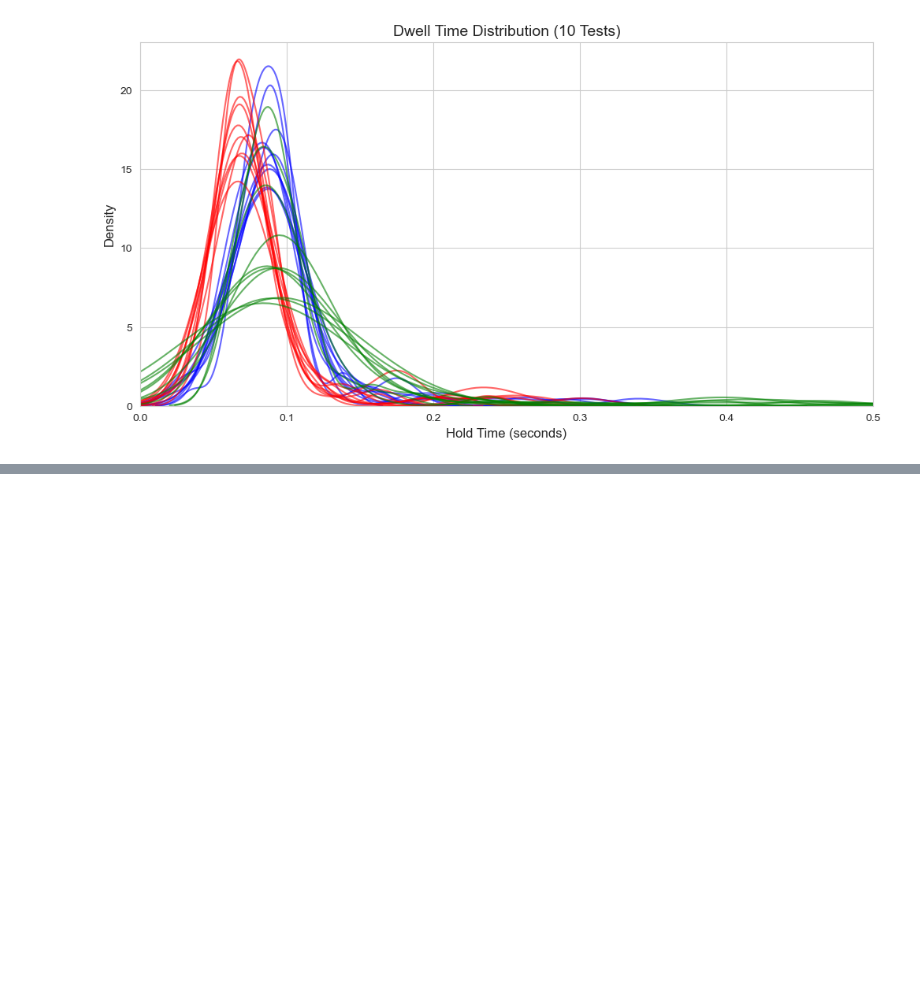
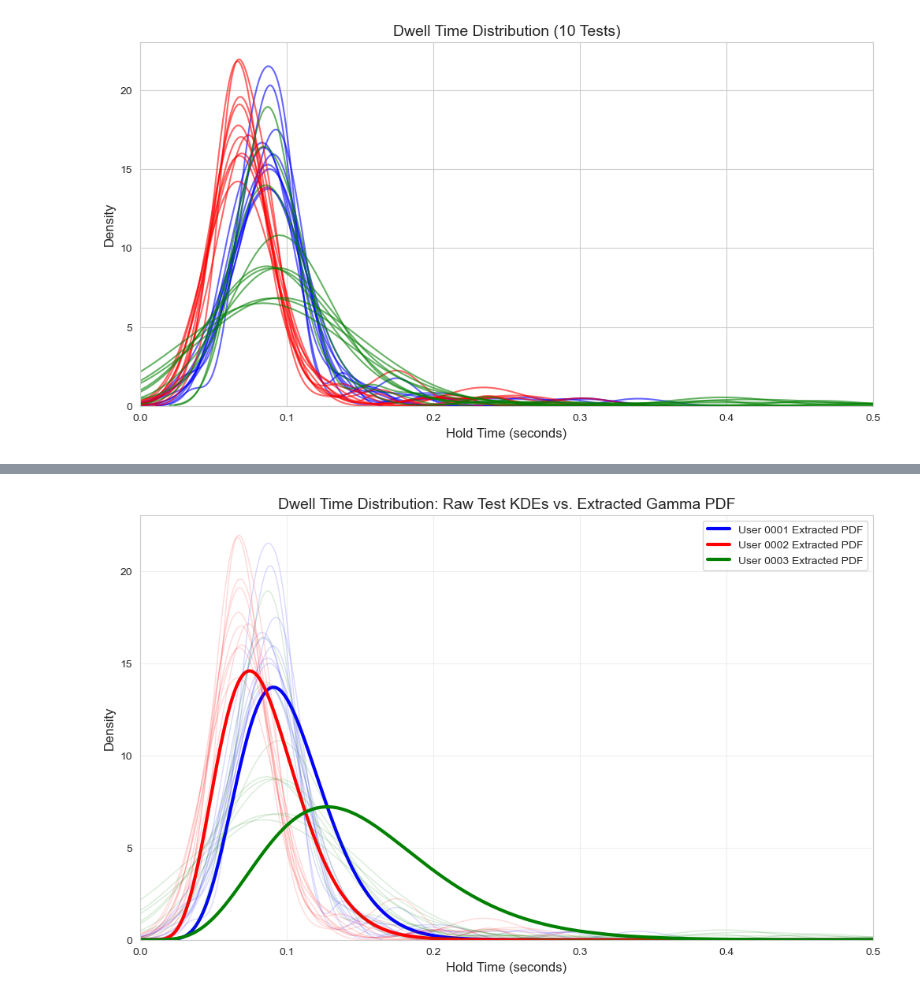
Before and after one commit to Ravindu-Sampath-Weerakoon/privacy-behavioral-auth, a Jupyter notebook: notebooks/advance_feature_analyze.ipynb, the cells around one changed output, grey strips where cells are left out. Saved outputs shown, nothing was run; the diff lists cells and outputs as text; code cells hidden in the pictures; blank space fills up the shorter version.

```diff
--- a/notebooks/advance_feature_analyze.ipynb
+++ b/notebooks/advance_feature_analyze.ipynb
@@ -208,0 +598,53 @@ display(df_features)
+# %%
+import matplotlib.pyplot as plt
+import seaborn as sns
+import scipy.stats as stats
+import numpy as np
+
+plt.figure(figsize=(12, 7))
+sns.set_style("whitegrid")
+
+colors = ['blue', 'red', 'green']
+
+# Loop through each user and plot
+for i, (user_id, data) in enumerate(users_data.items()):
+    color = colors[i % len(colors)]
+
+    # 1. Plot individual test KDE (faint lines)
+    for session_idx, session in data.get('true_data', {}).items():
+        events = session.get('key_events', [])
+        dwell_times = get_dwell_times(events)
+
+        if len(dwell_times) > 1:
+            sns.kdeplot(dwell_times, color=color, alpha=0.15, linewidth=1)
+
+    # 2. Plot the extracted Gamma PDF (bold line) from our dataframe features
+    # Filter the dataframe for this user's true_data (label == 1)
+    user_df = df_advanced_features[(df_advanced_features['user'] == user_id) & (df_advanced_features['label'] == 1)]
+
+    if not user_df.empty:
+        # Average the extracted Gamma parameters
+        avg_shape = user_df['gamma_shape'].mean()
+        avg_scale = user_df['gamma_scale'].mean()
+
+        # Draw the PDF
+        x = np.linspace(0, 0.5, 1000)
+        if avg_shape > 0 and avg_scale > 0:
+            pdf_fitted = stats.gamma.pdf(x, a=avg_shape, scale=avg_scale)
+
+            # Format user label
+            import re
+            match = re.search(r'(\d+)', user_id)
+            user_num = match.group(1) if match else str(i+1)
+
+            plt.plot(x, pdf_fitted, color=color, linewidth=3, label=f'User {user_num} Extracted PDF')
+
+plt.title('Dwell Time Distribution: Raw Test KDEs vs. Extracted Gamma PDF', fontsize=14)
+plt.xlabel('Hold Time (seconds)', fontsize=12)
+plt.ylabel('Density', fontsize=12)
+plt.xlim(0, 0.5)
+plt.legend()
+plt.grid(True, alpha=0.3)
+plt.show()
+# %% [output]
+[figure, added]
```
Also changed, not shown: parts of 19 cells of this notebook.
